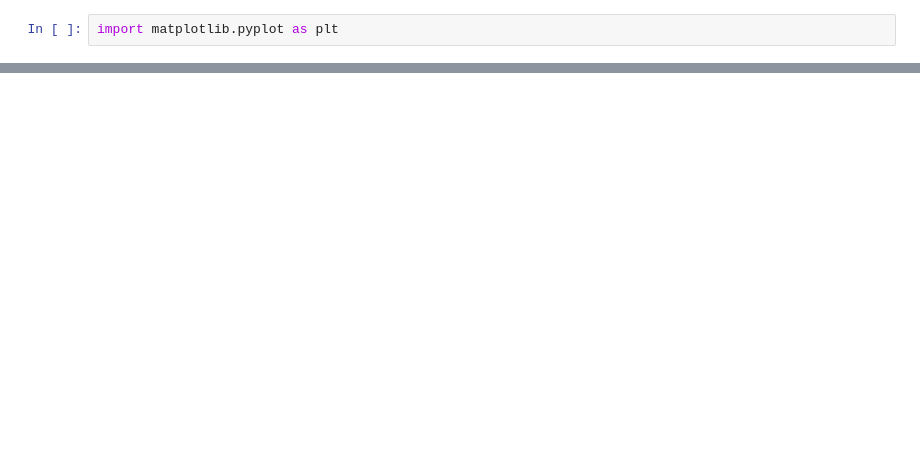
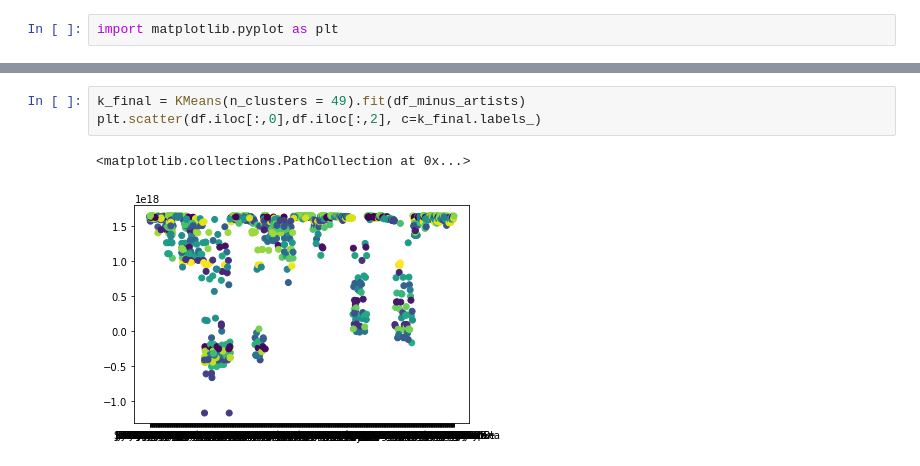
Before and after one commit to Dark123-Mi/recommendersys, a Jupyter notebook: EDAandClustering.ipynb, the cells around one changed output, grey strips where cells are left out. Saved outputs shown, nothing was run; the diff lists cells and outputs as text; blank space fills up the shorter version.

Commit message:
Modified clusters according to new dataset

```diff
--- a/EDAandClustering.ipynb
+++ b/EDAandClustering.ipynb
@@ -140,0 +154,6 @@ plt.scatter(df.iloc[:,0],df.iloc[:,2], c=k.labels_)
+# %%
+k_final = KMeans(n_clusters = 49).fit(df_minus_artists)
+plt.scatter(df.iloc[:,0],df.iloc[:,2], c=k_final.labels_)
+# %% [output]
+<matplotlib.collections.PathCollection at 0x...>
+[figure, added]
```
Also changed, not shown: parts of 30 cells of this notebook.
